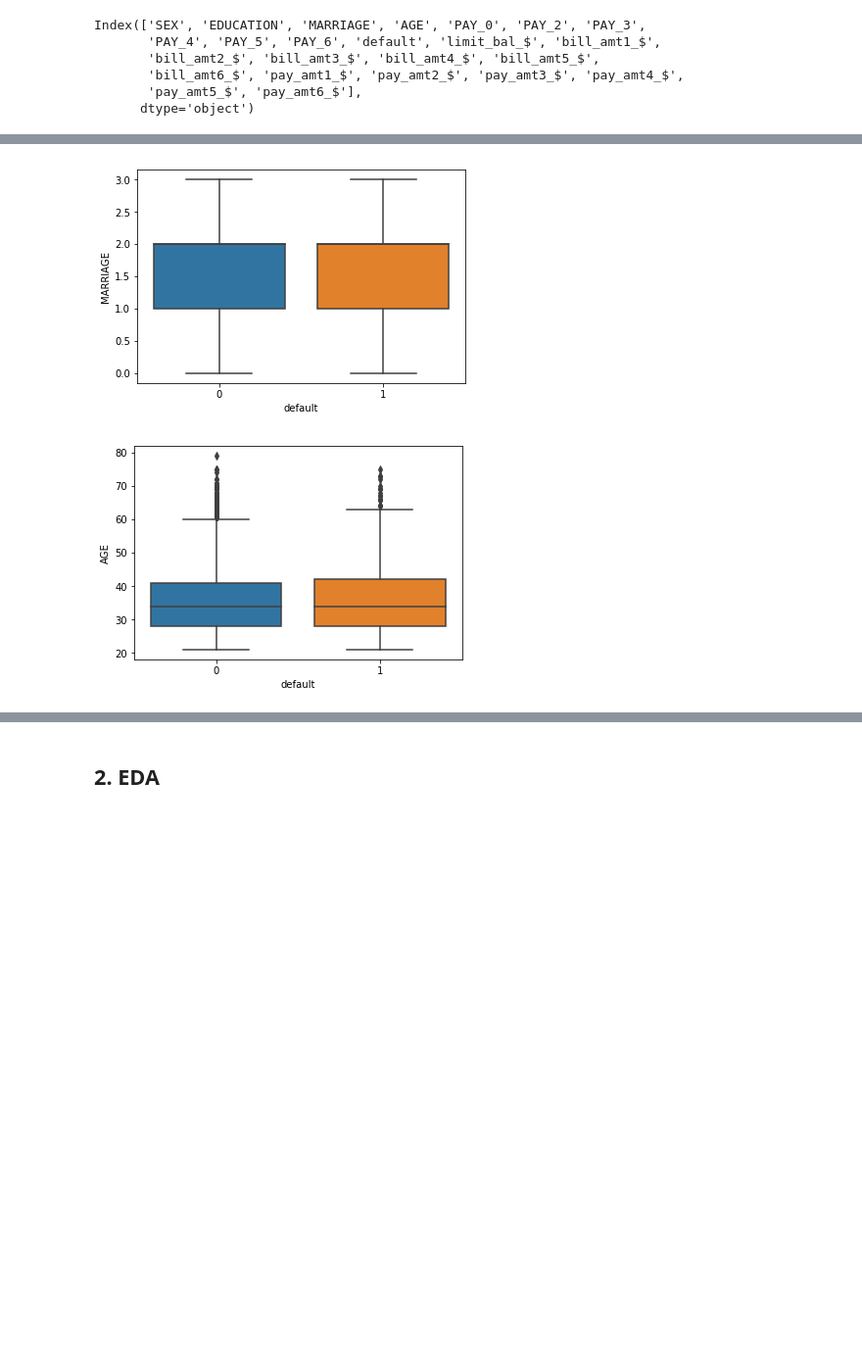
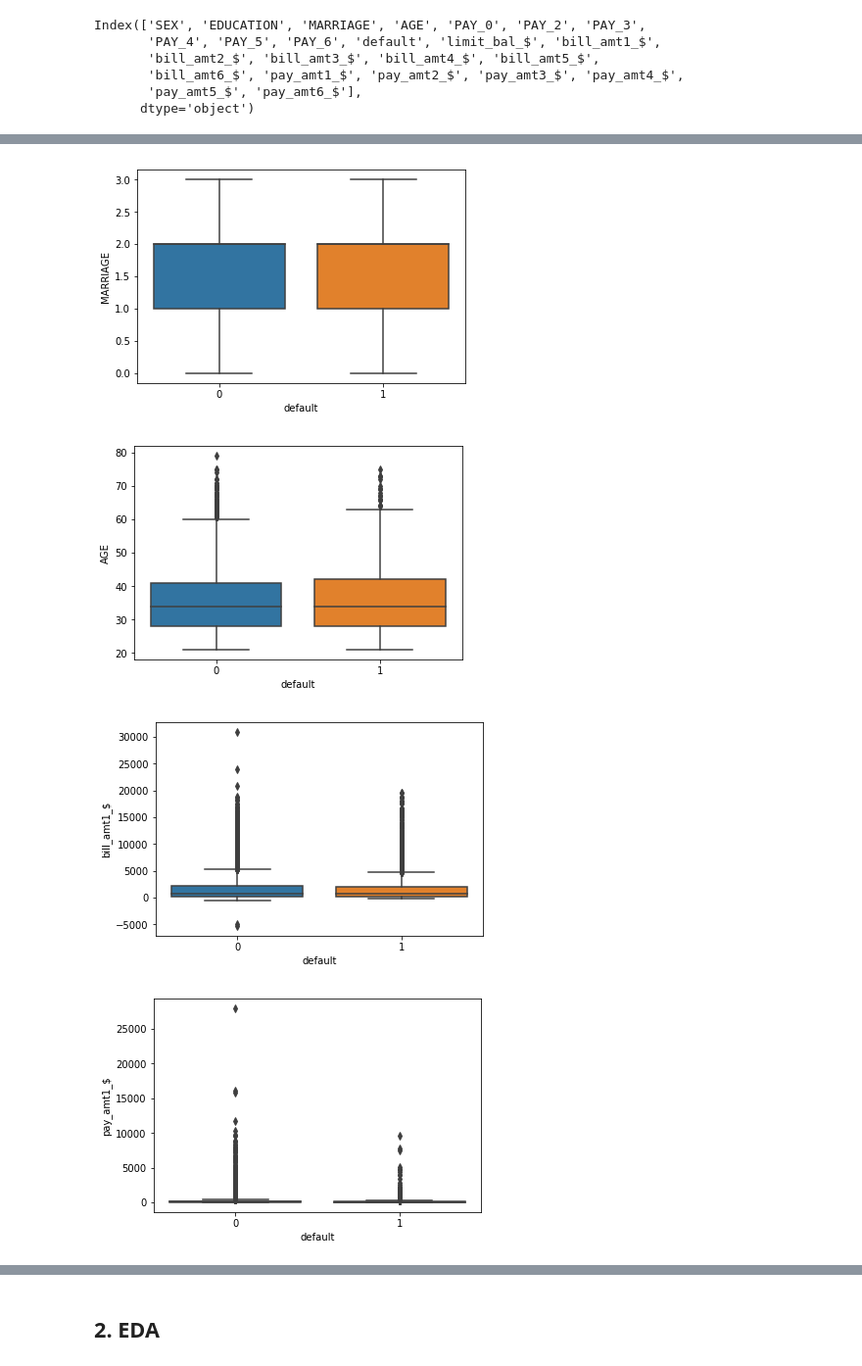
Before and after one commit to Pietrassyk/P_4_2_Risk_Classification, a Jupyter notebook: classification-assessment-mini-project.ipynb, the cells around one changed output, grey strips where cells are left out. Shown at 98% size. Drawn from its saved outputs; the diff is of its cells as text; code cells hidden in the pictures; blank space fills up the shorter version.

```diff
--- a/classification-assessment-mini-project.ipynb
+++ b/classification-assessment-mini-project.ipynb
@@ -117,14 +117,16 @@ Index(['SEX', 'EDUCATION', 'MARRIAGE', 'AGE', 'PAY_0', 'PAY_2', 'PAY_3',
 # %%
 y = df.default
 # %%
-plots = ['limit_bal_$', 'SEX', 'EDUCATION', 'MARRIAGE', 'AGE']
+plots = ['limit_bal_$', 'SEX', 'EDUCATION', 'MARRIAGE', 'AGE', "bill_amt1_$", "pay_amt1_$"]
 for col in plots:
     fig = plt.figure
     sns.boxplot(x="default", y=col, data=df)
     plt.show()
 # %% [output]
 [figure]
 [figure]
 [figure]
 [figure]
 [figure]
+[figure, added]
+[figure, added]
```
Also changed, not shown: parts of 47 cells of this notebook, 1 other file.
